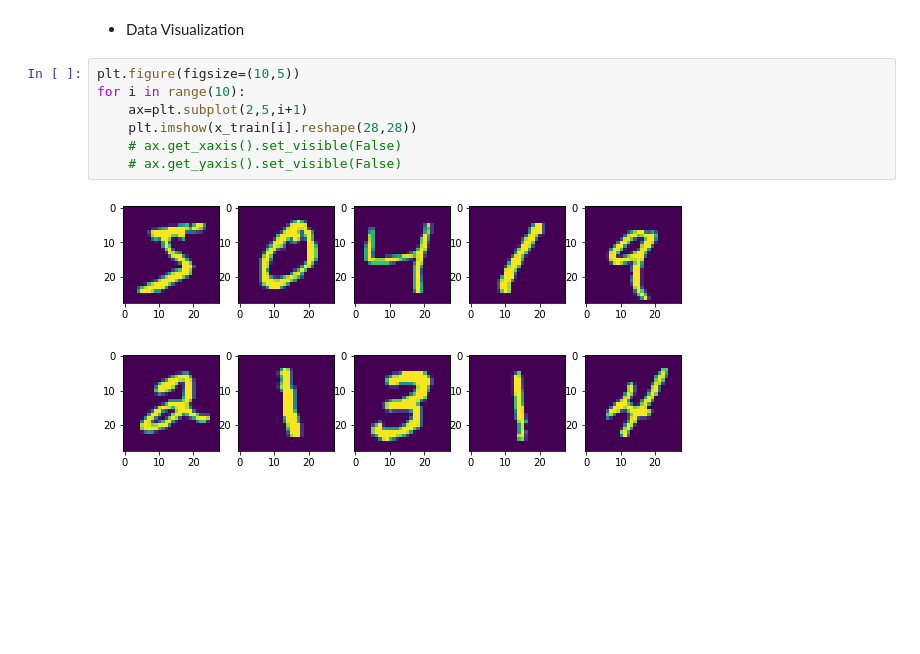
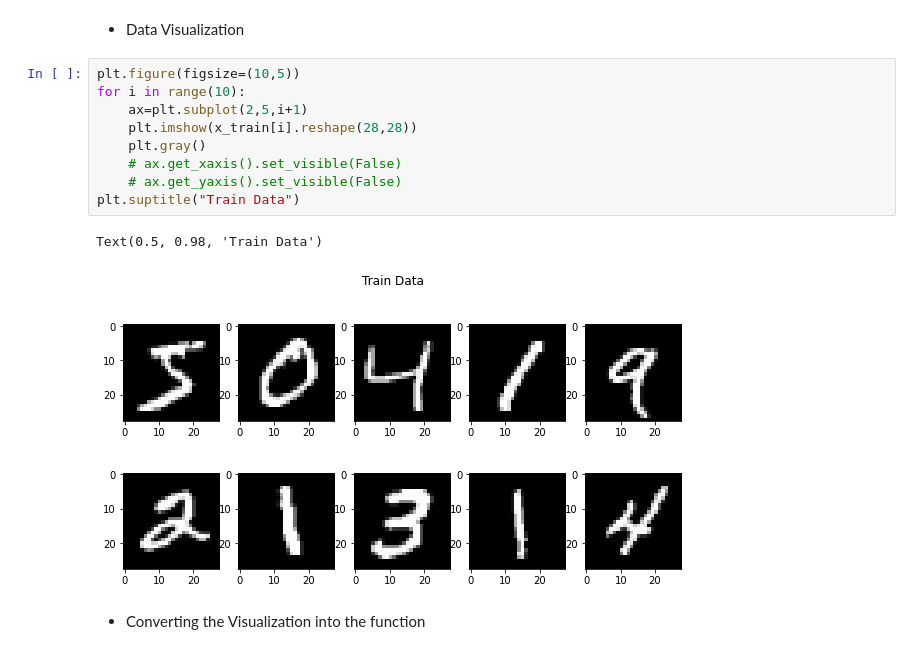
Before and after one commit to Naveen-Karanamu/Handwritten-Digit-Autoencoder, a Jupyter notebook: main.ipynb, the cells around one changed output. Saved outputs shown, nothing was run; the diff lists cells and outputs as text; blank space fills up the shorter version.

```diff
--- a/main.ipynb
+++ b/main.ipynb
@@ -56,9 +56,14 @@ x_train.shape
 # %%
 plt.figure(figsize=(10,5))
 for i in range(10):
     ax=plt.subplot(2,5,i+1)
     plt.imshow(x_train[i].reshape(28,28))
+    plt.gray()
     # ax.get_xaxis().set_visible(False)
     # ax.get_yaxis().set_visible(False)
+plt.suptitle("Train Data")
 # %% [output]
+Text(0.5, 0.98, 'Train Data')
-[figure, old version]
+[figure, new version]
+# %% [markdown]
+* Converting the Visualization into the function
```
Also changed, not shown: parts of 2 cells of this notebook.
